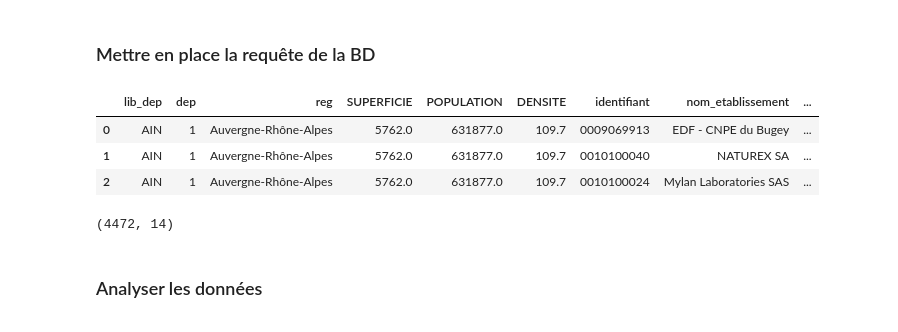
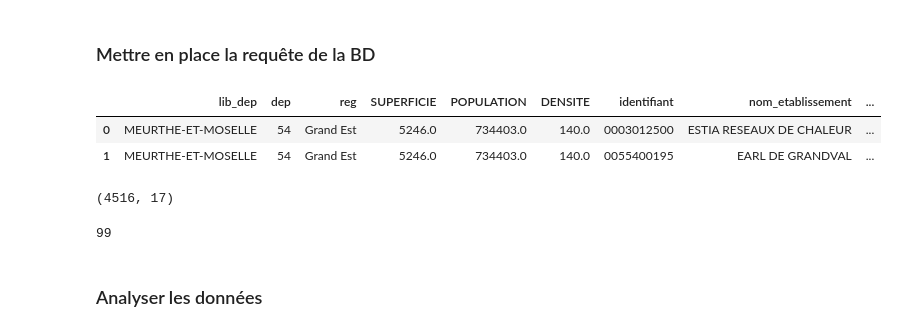
Before and after one commit to SaciaHouioua/Covid, a Jupyter notebook: DBCovidImpact.ipynb, the cells around one changed output. Drawn from its saved outputs; the diff is of its cells as text; code cells hidden in the pictures.

```diff
--- a/DBCovidImpact.ipynb
+++ b/DBCovidImpact.ipynb
@@ -33,24 +33,22 @@ engine= create_engine ("mysql+pymysql://{user}:{pw}@localhost/{db}"
 ############################################################################################
 #
 #                 Nouvelle requetes plus optimale
-#
+
+
+# une premiere requete pour récupérer pour chaque dép , la quantité de pollution rejetter par dép ,
+# ainsi que le nombre de polluant
 #############################################################################################
 # la requête d'extraction
 
-query = "SELECT  D.lib_dep, D.dep, D.reg, SUPERFICIE, POPULATION, DENSITE, \
-PDE.identifiant,nom_etablissement, annee_emission, polluant,polluant_id, quantite,numero_siret, coordonnees_x, coordonnees_Y, libelle_ape \
+query = "SELECT  D.lib_dep, D.dep, reg, SUPERFICIE, POPULATION, DENSITE, \
+identifiant,nom_etablissement, annee_emission, polluant,polluant_id, quantite,numero_siret, commune,coordonnees_x, coordonnees_Y, libelle_ape \
 From Departements D \
-INNER JOIN Polluer_dep_etab PDE ON D.dep = PDE.dep \
-Inner Join Pollution P ON PDE.dep = P.dep and PDE.identifiant = P.identifiant"
+Inner Join Pollution P ON D.dep = P.dep "
 # %%
-data = pd.read_sql_query(query, engine)
-data.head(3)
+data1 = pd.read_sql_query(query, engine)
+data = data1.copy()
+data.head(2)
 # %% [output]
 |  | lib_dep | dep | reg | SUPERFICIE | POPULATION | DENSITE | identifiant | nom_etablissement | ... |
-| 0 | AIN | 1 | Auvergne-Rhône-Alpes | 5762.0 | 631877.0 | 109.7 | 0009069913 | EDF - CNPE du Bugey | ... |
-| 1 | AIN | 1 | Auvergne-Rhône-Alpes | 5762.0 | 631877.0 | 109.7 | 0010100040 | NATUREX SA | ... |
-| 2 | AIN | 1 | Auvergne-Rhône-Alpes | 5762.0 | 631877.0 | 109.7 | 0010100024 | Mylan Laboratories SAS | ... |
+| 0 | MEURTHE-ET-MOSELLE | 54 | Grand Est | 5246.0 | 734403.0 | 140.0 | 0003012500 | ESTIA RESEAUX DE CHALEUR | ... |
+| 1 | MEURTHE-ET-MOSELLE | 54 | Grand Est | 5246.0 | 734403.0 | 140.0 | 0055400195 | EARL DE GRANDVAL | ... |
-# %%
-data.shape
-# %% [output]
-(4472, 14)
@@ -56,0 +61,10 @@ data.shape
+# %%
+# Le résutat (4516, 17)
+data.shape
+# %% [output]
+(4516, 17)
+# %%
+# 99
+len(data['dep'].unique())
+# %% [output]
+99
```
Also changed, not shown: parts of 47 cells of this notebook.
